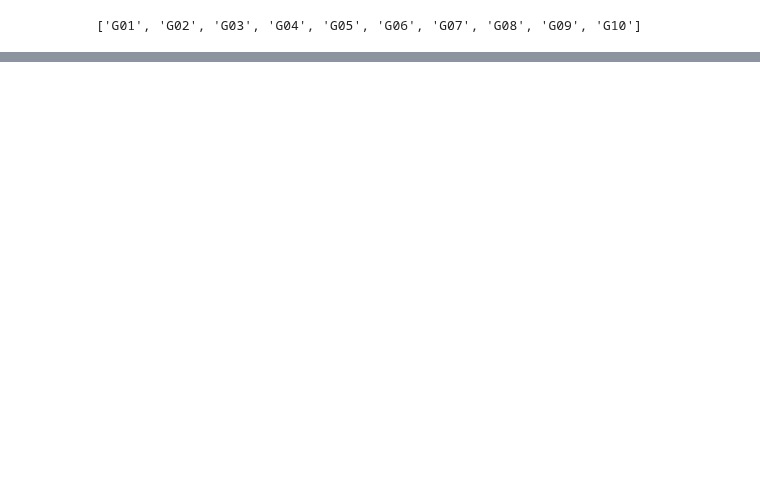
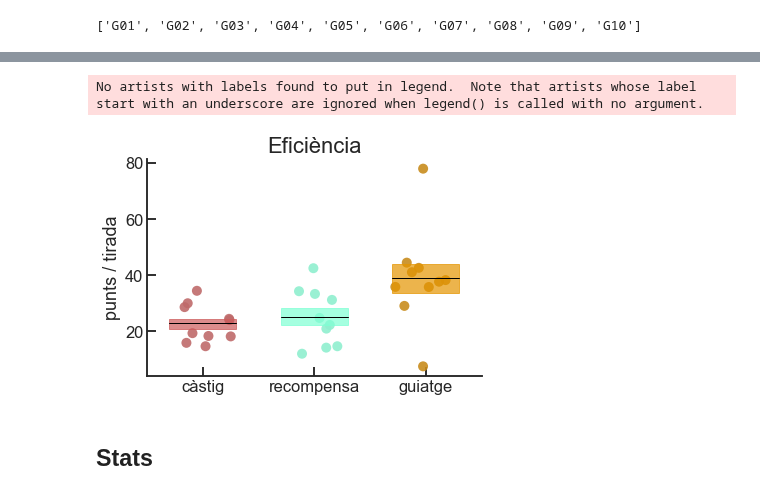
Before and after one commit to davidbestue/OpenBrains, a Jupyter notebook: Diana_analysis/analysis_diana.ipynb, the cells around one changed output, grey strips where cells are left out. Saved outputs shown, nothing was run; the diff lists cells and outputs as text; code cells hidden in the pictures; blank space fills up the shorter version.

```diff
--- a/Diana_analysis/analysis_diana.ipynb
+++ b/Diana_analysis/analysis_diana.ipynb
@@ -157,0 +157,21 @@ No artists with labels found to put in legend.  Note that artists whose label st
+# %%
+sns.set_context("talk")
+
+linares_plot(x='feedback_type', y='mean_points', order=['càstig', 'recompensa', 'guiatge'],
+             df=df, palette=[c_castig, c_recompensa, c_guiatge], CI=0.68,  fill_box=True, by_subj=True, subj_col='group',
+             reps=500, alpha_box=0.7, alpha=0.9,  point_size=10, leg=False, sep_axis=False)
+
+plt.gca().spines['right'].set_visible(False)  # aesthetics                                                                              # remove right spines
+plt.gca().spines['top'].set_visible(False)                                                                                  # remove top spines
+plt.gca().get_xaxis().tick_bottom()
+plt.gca().get_yaxis().tick_left()
+plt.gca().tick_params(direction='in') #direction
+#plt.gca().set_ylim(0,80)
+plt.xlabel('')
+plt.ylabel('punts / tirada');
+plt.title('Eficiència', fontsize=22);
+# %% [output]
+No artists with labels found to put in legend.  Note that artists whose label start with an underscore are ignored when legend() is called with no argument.
+[figure, added]
+# %% [markdown]
+## Stats
```
Also changed, not shown: parts of 17 cells of this notebook, 1 other file.
